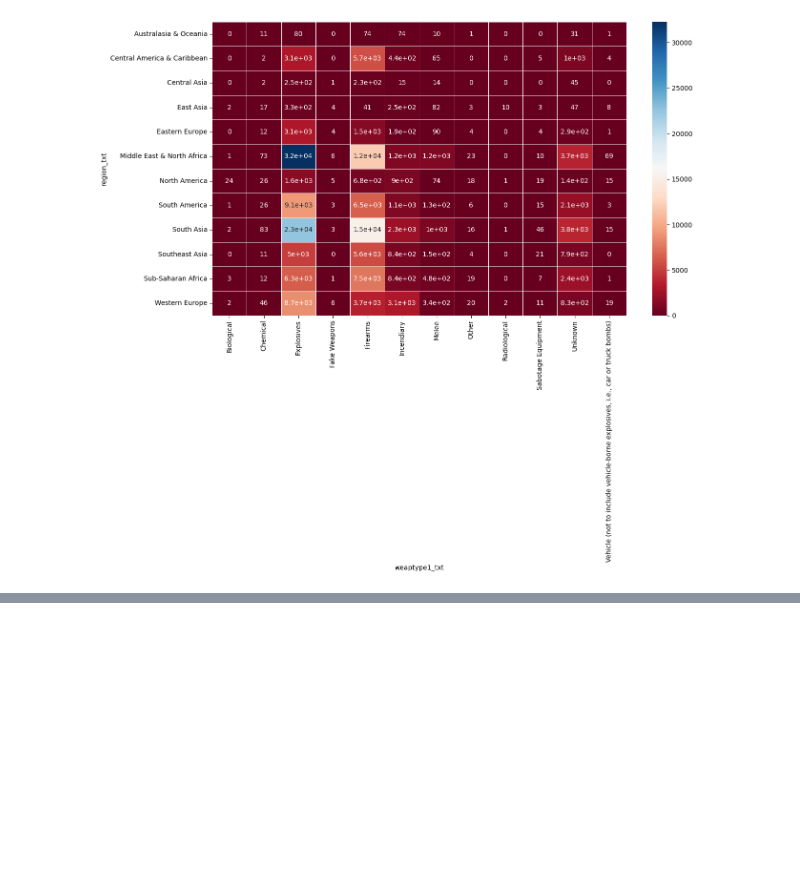
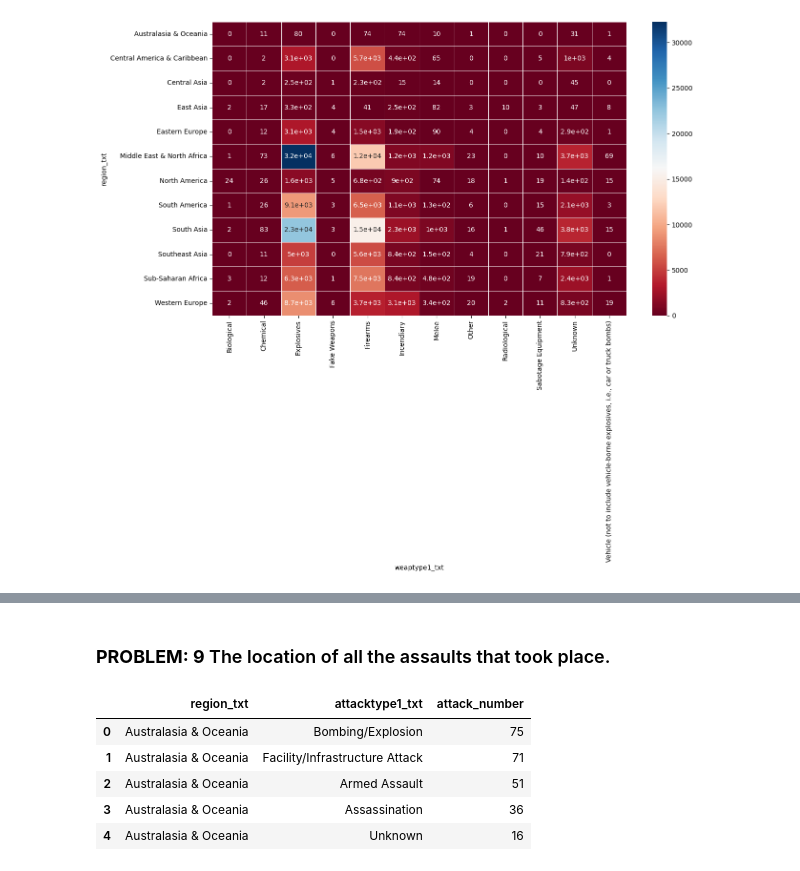
Before and after one commit to NEEL5252/Global-Data-Analysis, a Jupyter notebook: Analyzing_of_the_global_terrorism_dataset.ipynb, the cells around one changed output, grey strips where cells are left out. Saved outputs shown, nothing was run; the diff lists cells and outputs as text; code cells hidden in the pictures; blank space fills up the shorter version.

Commit message:
PROBLEM: 9 The location of all the assaults that took place.

```diff
--- a/Analyzing_of_the_global_terrorism_dataset.ipynb
+++ b/Analyzing_of_the_global_terrorism_dataset.ipynb
@@ -708,0 +721,2 @@ plt.show()
+# %% [markdown]
+### **PROBLEM: 9** The location of all the assaults that took place.
@@ -708,0 +729,9 @@ plt.show()
+# %%
+regionAttack.sort_values(by='region_txt').head()
+# %% [output]
+|  | region_txt | attacktype1_txt | attack_number |
+| 0 | Australasia & Oceania | Bombing/Explosion | 75 |
+| 1 | Australasia & Oceania | Facility/Infrastructure Attack | 71 |
+| 2 | Australasia & Oceania | Armed Assault | 51 |
+| 3 | Australasia & Oceania | Assassination | 36 |
+| 4 | Australasia & Oceania | Unknown | 16 |
```
Also changed, not shown: parts of 6 cells of this notebook.
